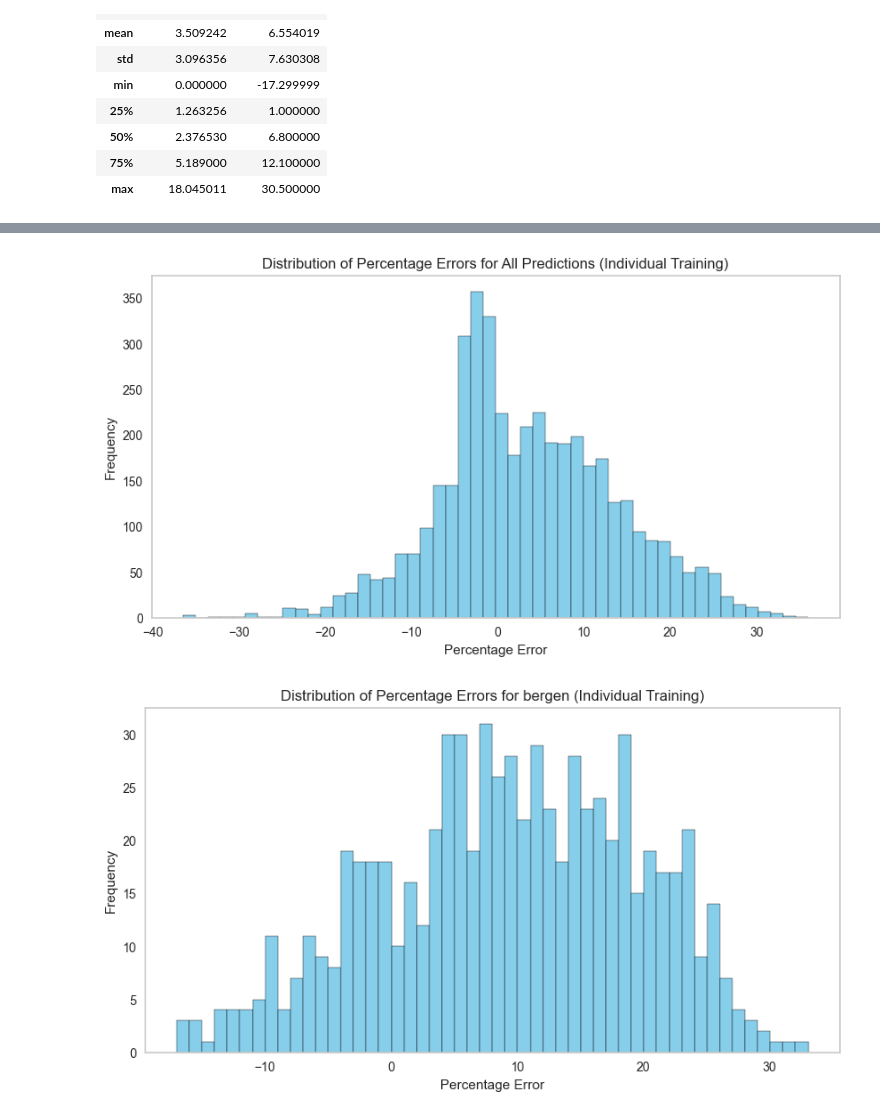
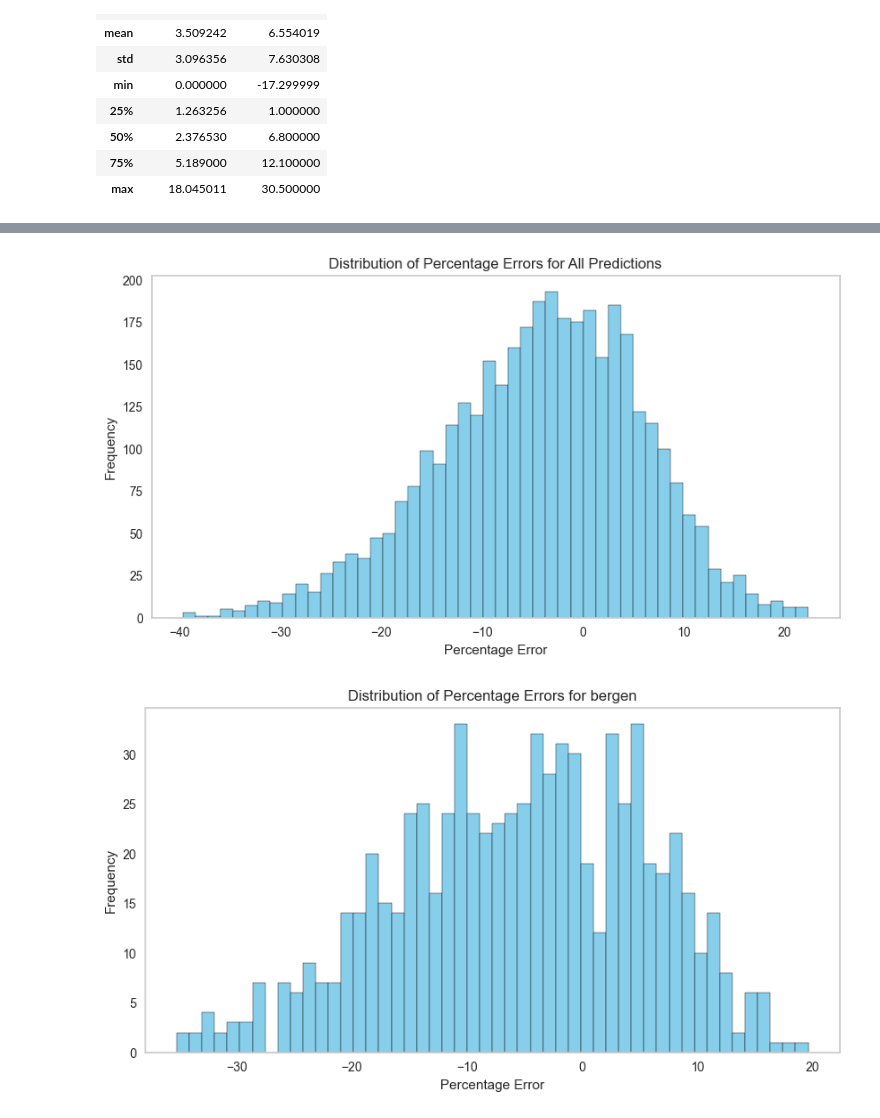
Before and after one commit to sindrjha/TDT4259, a Jupyter notebook: last_30_days.ipynb, the cells around one changed output, grey strips where cells are left out. Saved outputs shown, nothing was run; the diff lists cells and outputs as text; code cells hidden in the pictures.

```diff
--- a/last_30_days.ipynb
+++ b/last_30_days.ipynb
@@ -288,0 +507,2 @@ predictions_11_24 = pyr.predict_model(best_model_11_24, data=test_11_24)
+# %%
+results_0_24 = train_and_test_for_location(combined_train_df, combined_test_df, excluded_features=excluded_features_11_24)
@@ -356,28 +833,31 @@ Training on individual locations: 8.34%
 # %%
 import plotly.graph_objects as go
 
-combined_individual_predictions = {}
-for location in results_0_10.keys():
-    combined_df = pd.concat([results_0_10[location], results_11_24[location]])
-    combined_df = combined_df.sort_values(by='time')
-    combined_individual_predictions[location] = combined_df
+
+
+
+combined_individual_predictions = combined_predictions_entire
+
 
 
 # Plot the results for each location
-for location, subset_df in combined_individual_predictions.items():
+for location in  combined_predictions_entire['original_location'].unique():
+    subset_df = combined_predictions_entire[combined_predictions_entire['original_location'] == location]
 
+    subset_df.sort_values(by='time', inplace=True)
 
     time = subset_df['time']
     true_values = subset_df['consumption']
     predicted_values = subset_df['prediction_label']
     errors = true_values - predicted_values
-    absolute_percentage_errors = (np.abs(true_values - predicted_values) / true_values) * 100
 
     fig = go.Figure()
 
     # Add traces for true values, predicted values, and absolute percentage errors
     fig.add_trace(go.Scatter(x=time, y=true_values, mode='lines', name='True Values'))
     fig.add_trace(go.Scatter(x=time, y=predicted_values, mode='lines', name='Predicted Values'))
+    fig.add_trace(go.Scatter(x=time, y=last_seen_predictions_by_locations[location], mode='lines', name='Baseline Values'))
+
 
     # Update layout for better visualization
     fig.update_layout(
@@ -404,50 +884,53 @@ import matplotlib.pyplot as plt
 
 # Function to calculate percentage errors
 def calculate_percentage_errors(true_values, predicted_values):
     return ((true_values - predicted_values) / true_values) * 100
 
 # Calculate percentage errors for all predictions combined
 all_percentage_errors_individual = []
-for location in combined_test['original_location'].unique():
-    true_values_0_10 = results_0_10[location]['consumption']
-    predicted_values_0_10 = results_0_10[location]['prediction_label']
-    true_values_11_24 = results_11_24[location]['consumption']
-    predicted_values_11_24 = results_11_24[location]['prediction_label']
+for location in combined_predictions_entire['original_location'].unique():
 
-    combined_true = pd.concat([true_values_0_10, true_values_11_24])
-    combined_predicted = pd.concat([predicted_values_0_10, predicted_values_11_24])
+    subset_df = combined_predictions_entire[combined_predictions_entire['original_location'] == location]
 
-    percentage_errors = calculate_percentage_errors(combined_true, combined_predicted)
+    subset_df.sort_values(by='time', inplace=True)
+
+    time = subset_df['time']
+    true_values = subset_df['consumption']
+    predicted_values = subset_df['prediction_label']
+
+
+    percentage_errors = calculate_percentage_errors(true_values, predicted_values)
     all_percentage_errors_individual.extend(percentage_errors)
 
 # Plot histogram of percentage errors for all predictions combined
 plt.figure(figsize=(10, 5))
 plt.hist(all_percentage_errors_individual, bins=50, edgecolor='black', color='skyblue')
-plt.title('Distribution of Percentage Errors for All Predictions (Individual Training)')
+plt.title('Distribution of Percentage Errors for All Predictions')
 plt.xlabel('Percentage Error')
 plt.ylabel('Frequency')
 plt.grid(False)
 plt.show()
 
 # Plot histogram of percentage errors for each location
-for location in combined_test['original_location'].unique():
-    true_values_0_10 = results_0_10[location]['consumption']
-    predicted_values_0_10 = results_0_10[location]['prediction_label']
-    true_values_11_24 = results_11_24[location]['consumption']
-    predicted_values_11_24 = results_11_24[location]['prediction_label']
+for location in combined_predictions_entire['original_location'].unique():
 
-    combined_true = pd.concat([true_values_0_10, true_values_11_24])
-    combined_predicted = pd.concat([predicted_values_0_10, predicted_values_11_24])
+    subset_df = combined_predictions_entire[combined_predictions_entire['original_location'] == location]
 
-    percentage_errors = calculate_percentage_errors(combined_true, combined_predicted)
+    subset_df.sort_values(by='time', inplace=True)
+
+    time = subset_df['time']
+    true_values = subset_df['consumption']
+    predicted_values = subset_df['prediction_label']
+
+    percentage_errors = calculate_percentage_errors(true_values, predicted_values)
 
     plt.figure(figsize=(10, 5))
     plt.hist(percentage_errors, bins=50, edgecolor='black', color='skyblue')
-    plt.title(f'Distribution of Percentage Errors for {location} (Individual Training)')
+    plt.title(f'Distribution of Percentage Errors for {location}')
     plt.xlabel('Percentage Error')
     plt.ylabel('Frequency')
     plt.grid(False)
     plt.show()
 # %% [output]
-[figure, old version]
+[figure, new version]
-[figure, old version]
+[figure, new version]
```
Also changed, not shown: parts of 16 cells of this notebook, 1 other file.
